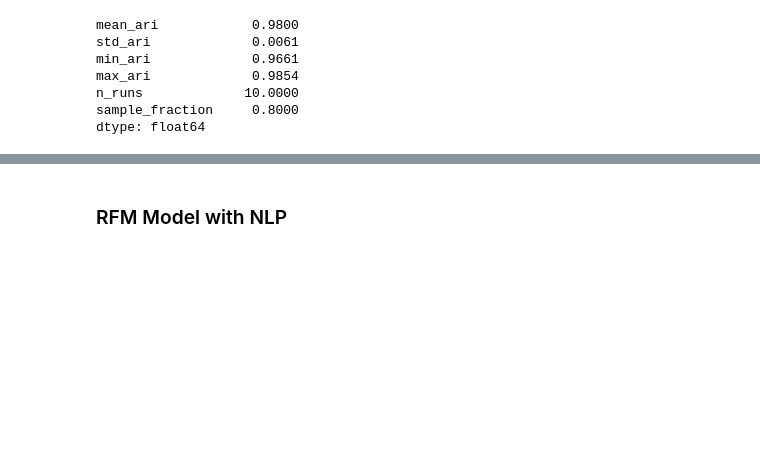
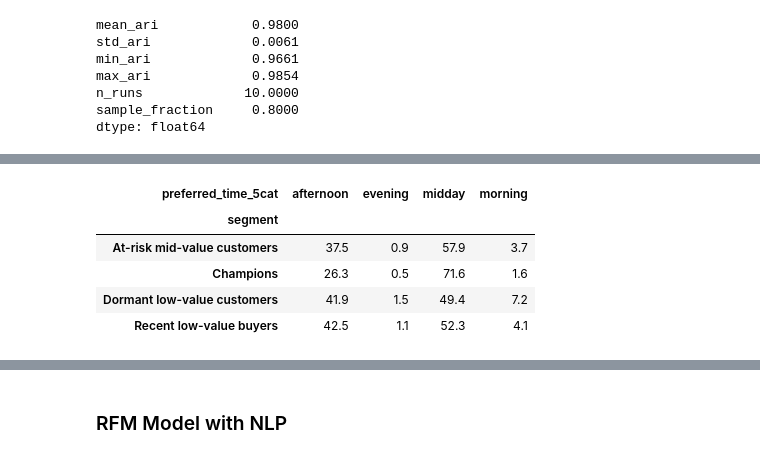
Before and after one commit to Thoericht/customer-segmentation-rfm-nlp, a Jupyter notebook: 02_notebooks/04_clustering.ipynb, the cells around one changed output, grey strips where cells are left out. Cells and saved outputs as stored; diff of their text form; code cells hidden in the pictures; blank space fills up the shorter version.

```diff
--- a/02_notebooks/04_clustering.ipynb
+++ b/02_notebooks/04_clustering.ipynb
@@ -243,0 +319,15 @@ dtype: float64
+# %%
+time_profile = pd.crosstab(
+    df['segment'],
+    df['preferred_time_5cat'],
+    normalize="index"
+).mul(100).round(1)
+
+time_profile
+# %% [output]
+| preferred_time_5cat | afternoon | evening | midday | morning |
+| segment |  |  |  |  |
+| At-risk mid-value customers | 37.5 | 0.9 | 57.9 | 3.7 |
+| Champions | 26.3 | 0.5 | 71.6 | 1.6 |
+| Dormant low-value customers | 41.9 | 1.5 | 49.4 | 7.2 |
+| Recent low-value buyers | 42.5 | 1.1 | 52.3 | 4.1 |
```
Also changed, not shown: parts of 9 cells of this notebook.
